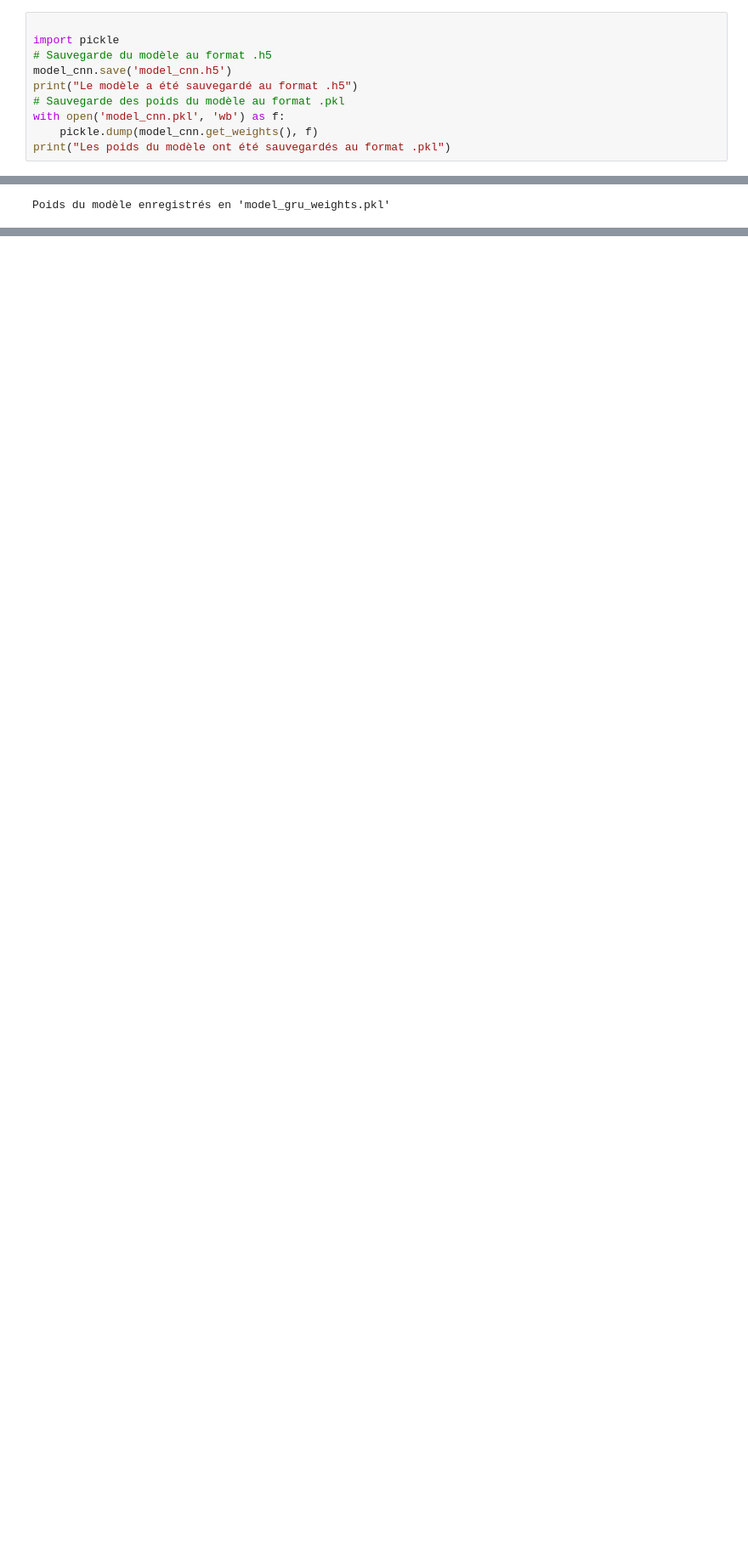
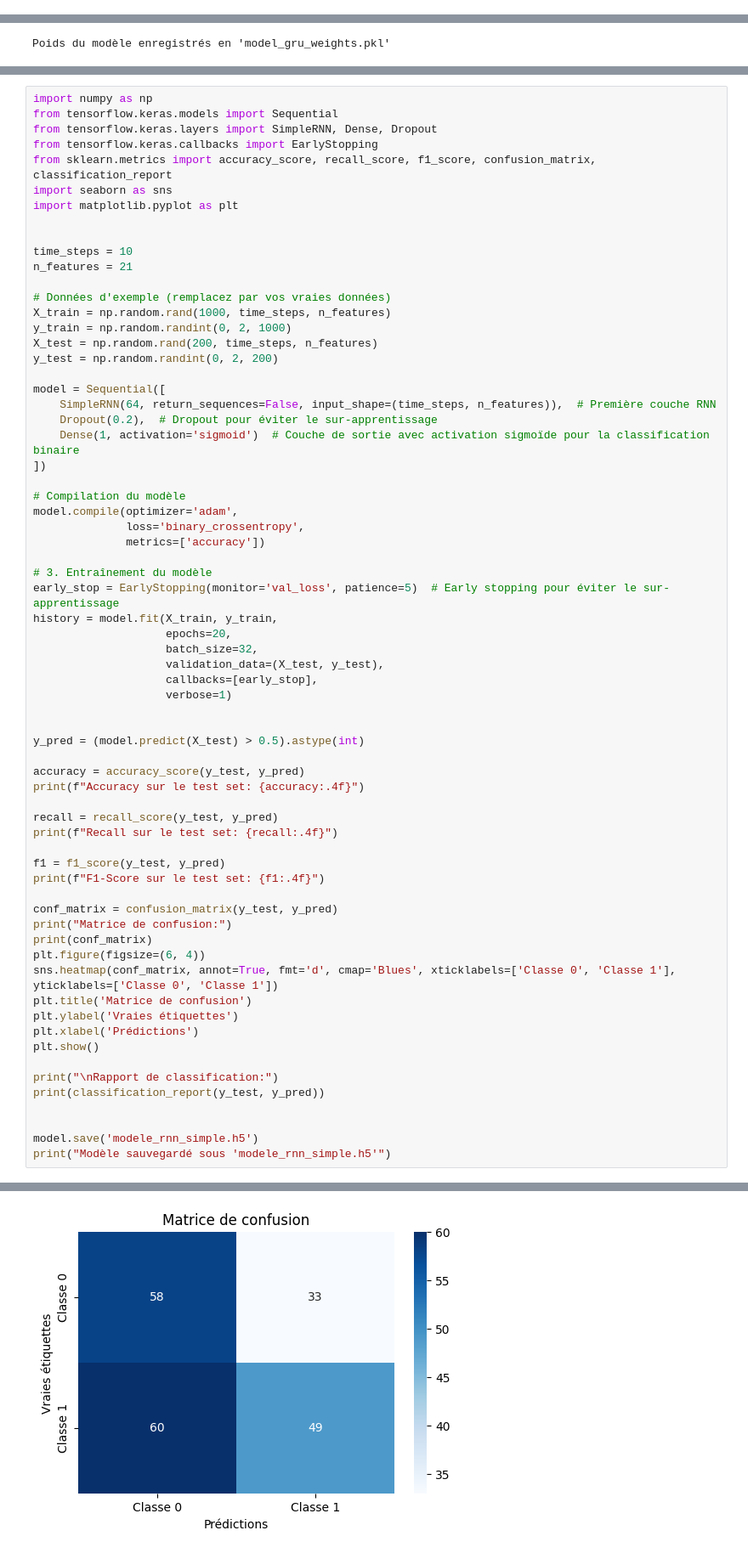
Before and after one commit to Garehmalika/Prediction-of-Protection-Stops-for-a-Cobot, a Jupyter notebook: Prediction_of_Protection_Stops_for_a_Cobot.ipynb, the cells around one changed output, grey strips where cells are left out. Shown at 85% size. Saved outputs shown, nothing was run; the diff lists cells and outputs as text; blank space fills up the shorter version.

```diff
--- a/Prediction_of_Protection_Stops_for_a_Cobot.ipynb
+++ b/Prediction_of_Protection_Stops_for_a_Cobot.ipynb
@@ -763,10 +609,0 @@ Enregistrement du modèle
-# %%
-
-import pickle
-# Sauvegarde du modèle au format .h5
-model_cnn.save('model_cnn.h5')
-print("Le modèle a été sauvegardé au format .h5")
-# Sauvegarde des poids du modèle au format .pkl
-with open('model_cnn.pkl', 'wb') as f:
-    pickle.dump(model_cnn.get_weights(), f)
-print("Les poids du modèle ont été sauvegardés au format .pkl")
@@ -924,0 +883,68 @@ Poids du modèle enregistrés en 'model_gru_weights.pkl'
+# %%
+import numpy as np
+from tensorflow.keras.models import Sequential
+from tensorflow.keras.layers import SimpleRNN, Dense, Dropout
+from tensorflow.keras.callbacks import EarlyStopping
+from sklearn.metrics import accuracy_score, recall_score, f1_score, confusion_matrix, classification_report
+import seaborn as sns
+import matplotlib.pyplot as plt
+
+
+time_steps = 10
+n_features = 21
+
+# Données d'exemple (remplacez par vos vraies données)
+X_train = np.random.rand(1000, time_steps, n_features)
+y_train = np.random.randint(0, 2, 1000)
+X_test = np.random.rand(200, time_steps, n_features)
+y_test = np.random.randint(0, 2, 200)
+
+model = Sequential([
+    SimpleRNN(64, return_sequences=False, input_shape=(time_steps, n_features)),  # Première couche RNN
+    Dropout(0.2),  # Dropout pour éviter le sur-apprentissage
+    Dense(1, activation='sigmoid')  # Couche de sortie avec activation sigmoïde pour la classification binaire
+])
+
+# Compilation du modèle
+model.compile(optimizer='adam',
+              loss='binary_crossentropy',
+              metrics=['accuracy'])
+
+# 3. Entraînement du modèle
+early_stop = EarlyStopping(monitor='val_loss', patience=5)  # Early stopping pour éviter le sur-apprentissage
+history = model.fit(X_train, y_train,
+                    epochs=20,
+                    batch_size=32,
+                    validation_data=(X_test, y_test),
+                    callbacks=[early_stop],
+                    verbose=1)
+
+
+y_pred = (model.predict(X_test) > 0.5).astype(int)
+
+accuracy = accuracy_score(y_test, y_pred)
+print(f"Accuracy sur le test set: {accuracy:.4f}")
+
+recall = recall_score(y_test, y_pred)
+print(f"Recall sur le test set: {recall:.4f}")
+
+f1 = f1_score(y_test, y_pred)
+print(f"F1-Score sur le test set: {f1:.4f}")
+
+conf_matrix = confusion_matrix(y_test, y_pred)
+print("Matrice de confusion:")
+print(conf_matrix)
+plt.figure(figsize=(6, 4))
+sns.heatmap(conf_matrix, annot=True, fmt='d', cmap='Blues', xticklabels=['Classe 0', 'Classe 1'], yticklabels=['Classe 0', 'Classe 1'])
+plt.title('Matrice de confusion')
+plt.ylabel('Vraies étiquettes')
+plt.xlabel('Prédictions')
+plt.show()
+
+print("\nRapport de classification:")
+print(classification_report(y_test, y_pred))
+
+
+model.save('modele_rnn_simple.h5')
+print("Modèle sauvegardé sous 'modele_rnn_simple.h5'")
+# %% [output]
@@ -924,0 +971 @@ Poids du modèle enregistrés en 'model_gru_weights.pkl'
+[figure, added]
```
Also changed, not shown: parts of 35 cells of this notebook.
